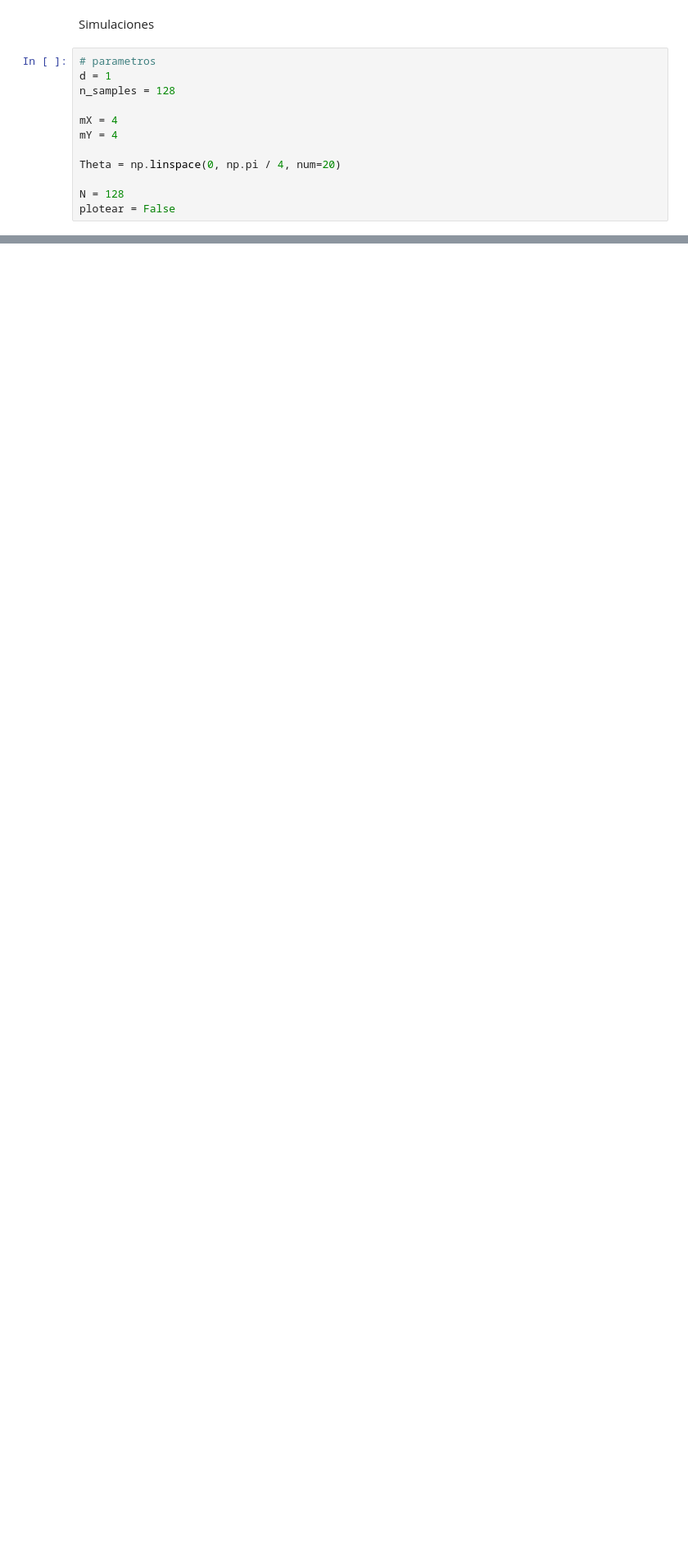
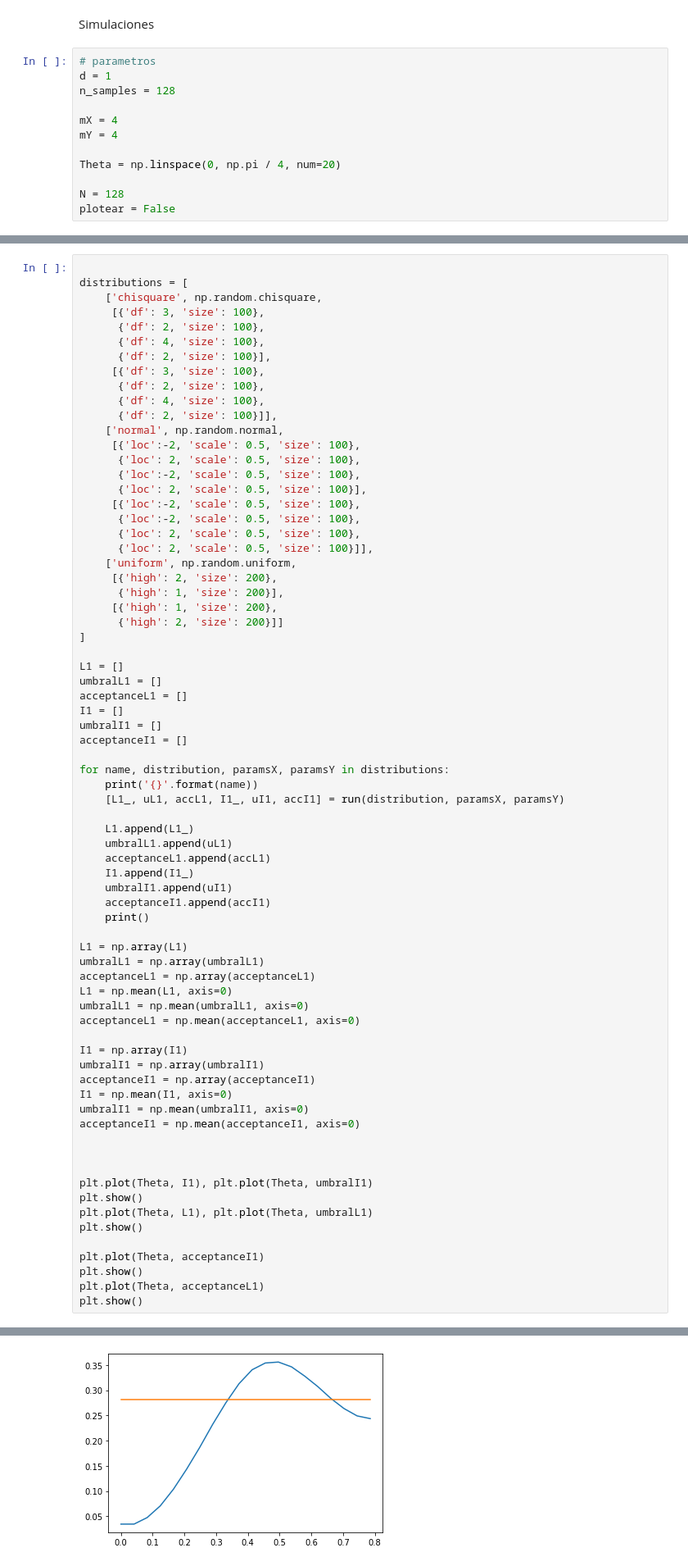
Before and after one commit to MartinVIllesca/Curso-teoria-informacion, a Jupyter notebook: simulacionesProyecto.ipynb, the cells around one changed output, grey strips where cells are left out. Shown at 82% size. Cells and saved outputs as stored; diff of their text form; blank space fills up the shorter version.

```diff
--- a/simulacionesProyecto.ipynb
+++ b/simulacionesProyecto.ipynb
@@ -295,0 +234,73 @@ plt.show()
+# %%
+
+distributions = [
+    ['chisquare', np.random.chisquare,
+     [{'df': 3, 'size': 100},
+      {'df': 2, 'size': 100},
+      {'df': 4, 'size': 100},
+      {'df': 2, 'size': 100}],
+     [{'df': 3, 'size': 100},
+      {'df': 2, 'size': 100},
+      {'df': 4, 'size': 100},
+      {'df': 2, 'size': 100}]],
+    ['normal', np.random.normal,
+     [{'loc':-2, 'scale': 0.5, 'size': 100},
+      {'loc': 2, 'scale': 0.5, 'size': 100},
+      {'loc':-2, 'scale': 0.5, 'size': 100},
+      {'loc': 2, 'scale': 0.5, 'size': 100}],
+     [{'loc':-2, 'scale': 0.5, 'size': 100},
+      {'loc':-2, 'scale': 0.5, 'size': 100},
+      {'loc': 2, 'scale': 0.5, 'size': 100},
+      {'loc': 2, 'scale': 0.5, 'size': 100}]],
+    ['uniform', np.random.uniform,
+     [{'high': 2, 'size': 200},
+      {'high': 1, 'size': 200}],
+     [{'high': 1, 'size': 200},
+      {'high': 2, 'size': 200}]]
+]
+
+L1 = []
+umbralL1 = []
+acceptanceL1 = []
+I1 = []
+umbralI1 = []
+acceptanceI1 = []
+
+for name, distribution, paramsX, paramsY in distributions:
+    print('{}'.format(name))
+    [L1_, uL1, accL1, I1_, uI1, accI1] = run(distribution, paramsX, paramsY)
+
+    L1.append(L1_)
+    umbralL1.append(uL1)
+    acceptanceL1.append(accL1)
+    I1.append(I1_)
+    umbralI1.append(uI1)
+    acceptanceI1.append(accI1)
+    print()
+
+L1 = np.array(L1)
+umbralL1 = np.array(umbralL1)
+acceptanceL1 = np.array(acceptanceL1)
+L1 = np.mean(L1, axis=0)
+umbralL1 = np.mean(umbralL1, axis=0)
+acceptanceL1 = np.mean(acceptanceL1, axis=0)
+
+I1 = np.array(I1)
+umbralI1 = np.array(umbralI1)
+acceptanceI1 = np.array(acceptanceI1)
+I1 = np.mean(I1, axis=0)
+umbralI1 = np.mean(umbralI1, axis=0)
+acceptanceI1 = np.mean(acceptanceI1, axis=0)
+
+
+
+plt.plot(Theta, I1), plt.plot(Theta, umbralI1)
+plt.show()
+plt.plot(Theta, L1), plt.plot(Theta, umbralL1)
+plt.show()
+
+plt.plot(Theta, acceptanceI1)
+plt.show()
+plt.plot(Theta, acceptanceL1)
+plt.show()
+# %% [output]
@@ -295,0 +313 @@ plt.show()
+[figure, added]
```
Also changed, not shown: parts of 6 cells of this notebook.
